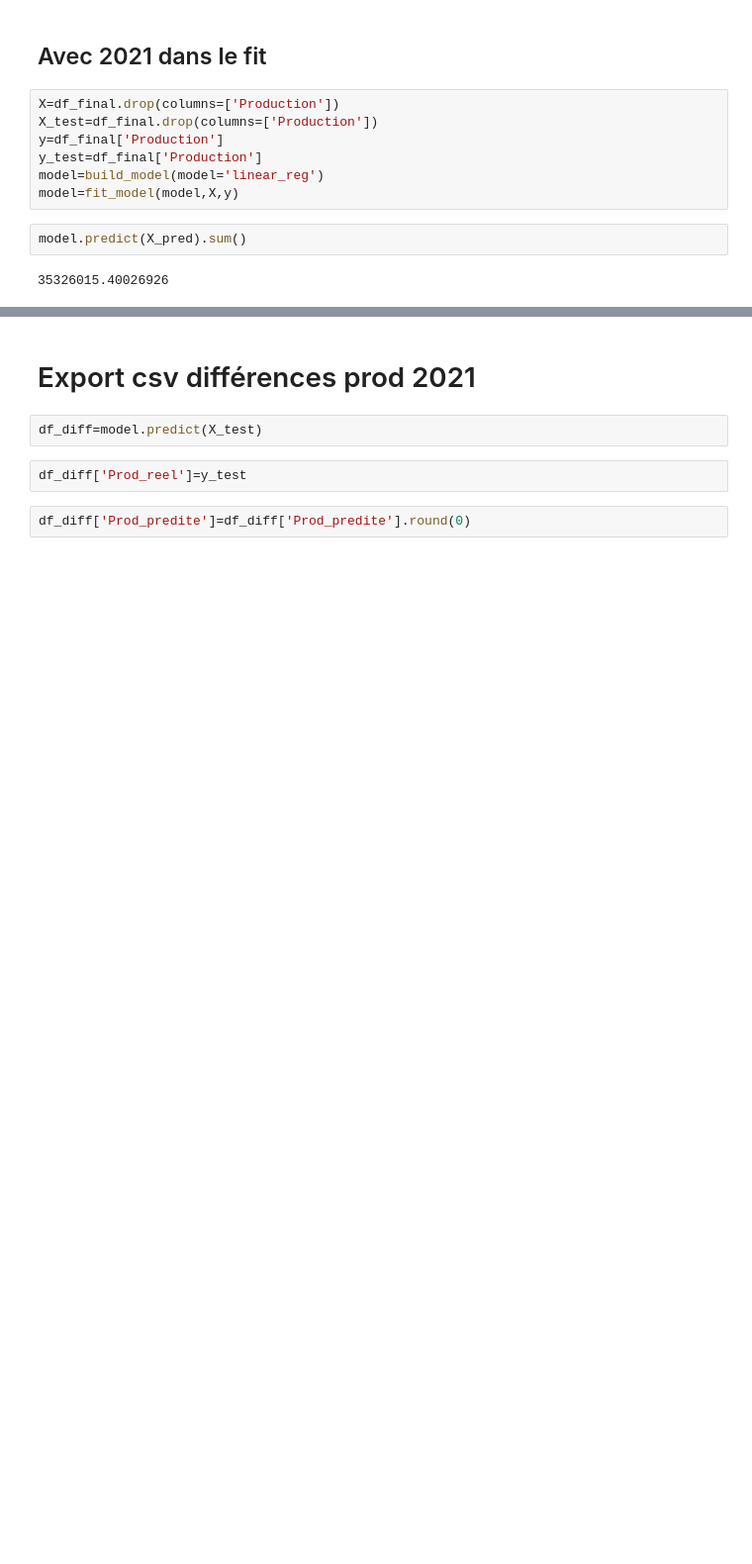
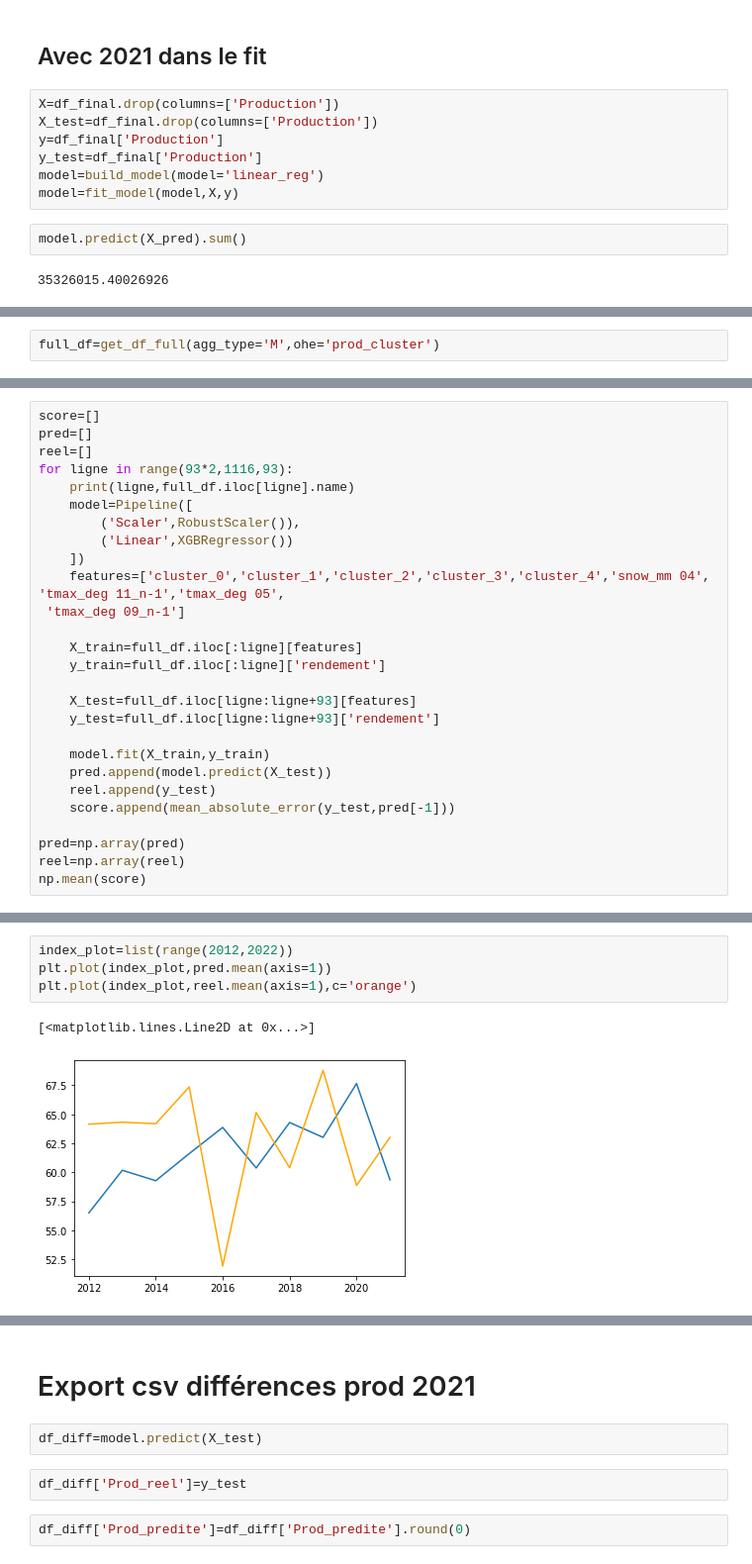
Before and after one commit to PierreCeraH/deepagri, a Jupyter notebook: notebooks/Finding best model and features.ipynb, the cells around one changed output, grey strips where cells are left out. Shown at 99% size. Drawn from its saved outputs; the diff is of its cells as text; blank space fills up the shorter version.

```diff
--- a/notebooks/Finding best model and features.ipynb
+++ b/notebooks/Finding best model and features.ipynb
@@ -1039,0 +1040,2 @@ model.predict(X_pred).sum()
+# %%
+full_df=get_df_full(agg_type='M',ohe='prod_cluster')
@@ -1039,0 +1078,27 @@ model.predict(X_pred).sum()
+# %%
+score=[]
+pred=[]
+reel=[]
+for ligne in range(93*2,1116,93):
+    print(ligne,full_df.iloc[ligne].name)
+    model=Pipeline([
+        ('Scaler',RobustScaler()),
+        ('Linear',XGBRegressor())
+    ])
+    features=['cluster_0','cluster_1','cluster_2','cluster_3','cluster_4','snow_mm 04', 'tmax_deg 11_n-1','tmax_deg 05',
+ 'tmax_deg 09_n-1']
+
+    X_train=full_df.iloc[:ligne][features]
+    y_train=full_df.iloc[:ligne]['rendement']
+
+    X_test=full_df.iloc[ligne:ligne+93][features]
+    y_test=full_df.iloc[ligne:ligne+93]['rendement']
+
+    model.fit(X_train,y_train)
+    pred.append(model.predict(X_test))
+    reel.append(y_test)
+    score.append(mean_absolute_error(y_test,pred[-1]))
+
+pred=np.array(pred)
+reel=np.array(reel)
+np.mean(score)
@@ -1039,0 +1117,7 @@ model.predict(X_pred).sum()
+# %%
+index_plot=list(range(2012,2022))
+plt.plot(index_plot,pred.mean(axis=1))
+plt.plot(index_plot,reel.mean(axis=1),c='orange')
+# %% [output]
+[<matplotlib.lines.Line2D at 0x...>]
+[figure, added]
```
Also changed, not shown: parts of 25 cells of this notebook.
